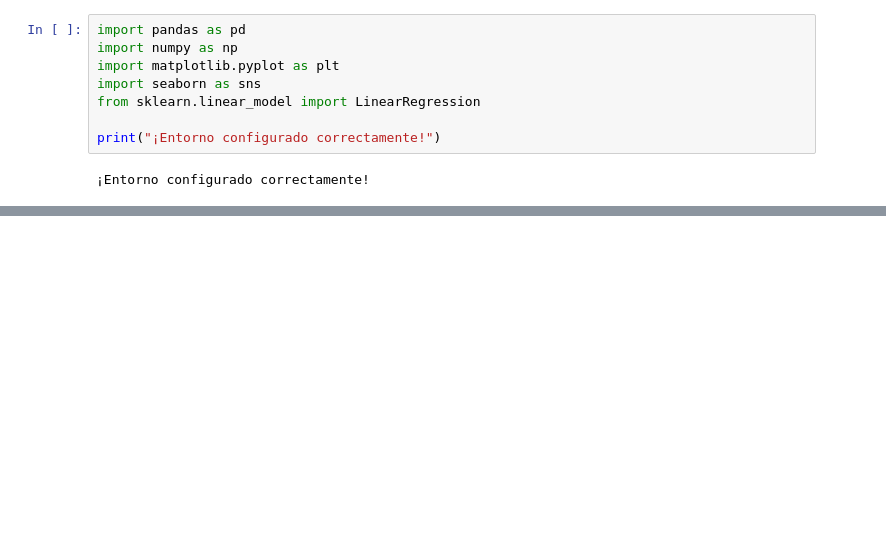
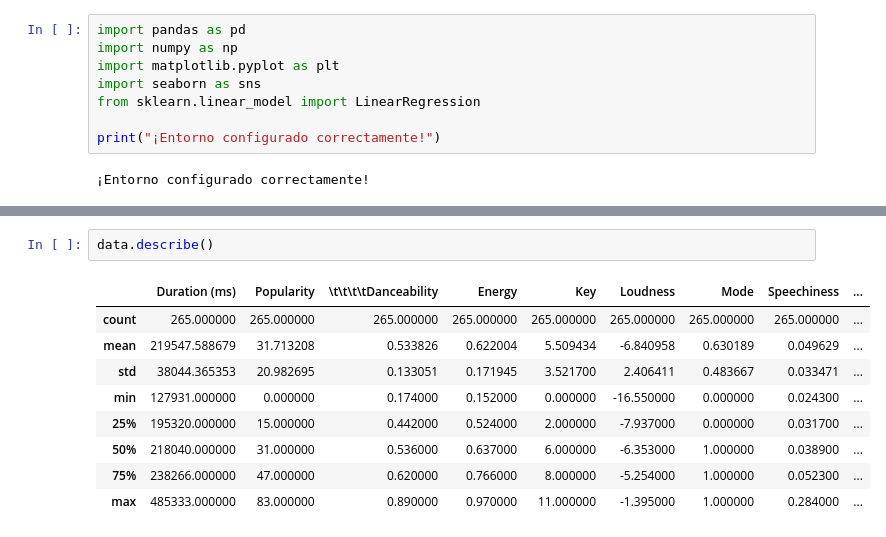
Before and after one commit to camilosuazo/Spotify-Data-Project, a Jupyter notebook: notebooks/exploration.ipynb, the cells around one changed output, grey strips where cells are left out. Cells and saved outputs as stored; diff of their text form; blank space fills up the shorter version.

```diff
--- a/notebooks/exploration.ipynb
+++ b/notebooks/exploration.ipynb
@@ -32,0 +49,12 @@ print(data.head())
+# %%
+data.describe()
+# %% [output]
+|  | Duration (ms) | Popularity | \t\t\t\tDanceability | Energy | Key | Loudness | Mode | Speechiness | ... |
+| count | 265.000000 | 265.000000 | 265.000000 | 265.000000 | 265.000000 | 265.000000 | 265.000000 | 265.000000 | ... |
+| mean | 219547.588679 | 31.713208 | 0.533826 | 0.622004 | 5.509434 | -6.840958 | 0.630189 | 0.049629 | ... |
+| std | 38044.365353 | 20.982695 | 0.133051 | 0.171945 | 3.521700 | 2.406411 | 0.483667 | 0.033471 | ... |
+| min | 127931.000000 | 0.000000 | 0.174000 | 0.152000 | 0.000000 | -16.550000 | 0.000000 | 0.024300 | ... |
+| 25% | 195320.000000 | 15.000000 | 0.442000 | 0.524000 | 2.000000 | -7.937000 | 0.000000 | 0.031700 | ... |
+| 50% | 218040.000000 | 31.000000 | 0.536000 | 0.637000 | 6.000000 | -6.353000 | 1.000000 | 0.038900 | ... |
+| 75% | 238266.000000 | 47.000000 | 0.620000 | 0.766000 | 8.000000 | -5.254000 | 1.000000 | 0.052300 | ... |
+| max | 485333.000000 | 83.000000 | 0.890000 | 0.970000 | 11.000000 | -1.395000 | 1.000000 | 0.284000 | ... |
```
Also changed, not shown: parts of 11 cells of this notebook.
